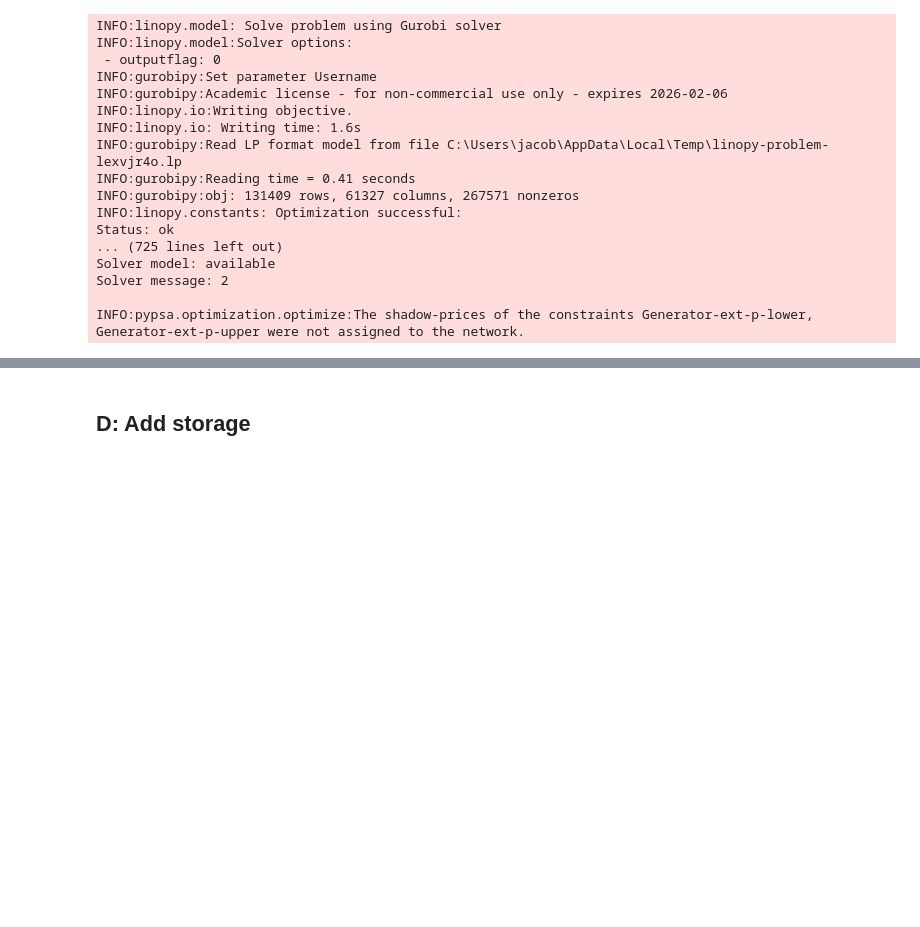
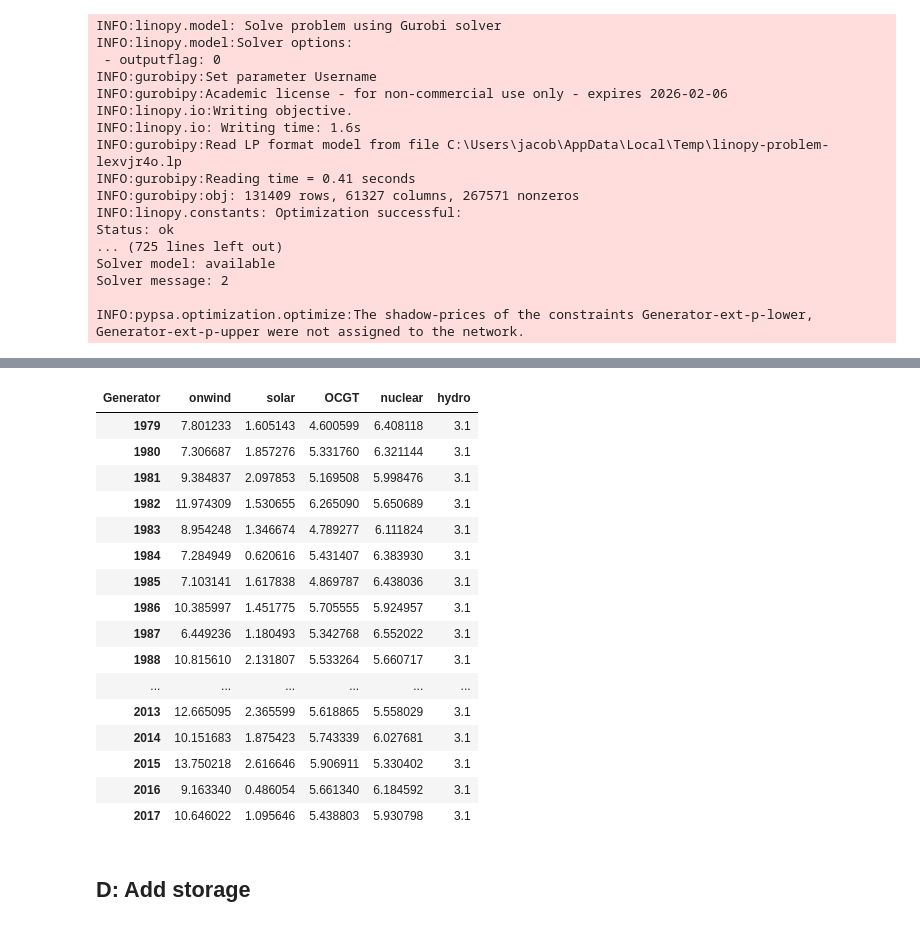
Before and after one commit to NicolineSimoneDTU/Integrated_Project, a Jupyter notebook: project.ipynb, the cells around one changed output, grey strips where cells are left out. Saved outputs shown, nothing was run; the diff lists cells and outputs as text; code cells hidden in the pictures; blank space fills up the shorter version.

```diff
--- a/project.ipynb
+++ b/project.ipynb
@@ -470,3 +483,23 @@ dtype: float64
+# %%
+sens_cap_clean
+# %% [output]
+| Generator | onwind | solar | OCGT | nuclear | hydro |
+| 1979 | 7.801233 | 1.605143 | 4.600599 | 6.408118 | 3.1 |
+| 1980 | 7.306687 | 1.857276 | 5.331760 | 6.321144 | 3.1 |
+| 1981 | 9.384837 | 2.097853 | 5.169508 | 5.998476 | 3.1 |
+| 1982 | 11.974309 | 1.530655 | 6.265090 | 5.650689 | 3.1 |
+| 1983 | 8.954248 | 1.346674 | 4.789277 | 6.111824 | 3.1 |
+| 1984 | 7.284949 | 0.620616 | 5.431407 | 6.383930 | 3.1 |
+| 1985 | 7.103141 | 1.617838 | 4.869787 | 6.438036 | 3.1 |
+| 1986 | 10.385997 | 1.451775 | 5.705555 | 5.924957 | 3.1 |
+| 1987 | 6.449236 | 1.180493 | 5.342768 | 6.552022 | 3.1 |
+| 1988 | 10.815610 | 2.131807 | 5.533264 | 5.660717 | 3.1 |
+| ... | ... | ... | ... | ... | ... |
+| 2013 | 12.665095 | 2.365599 | 5.618865 | 5.558029 | 3.1 |
+| 2014 | 10.151683 | 1.875423 | 5.743339 | 6.027681 | 3.1 |
+| 2015 | 13.750218 | 2.616646 | 5.906911 | 5.330402 | 3.1 |
+| 2016 | 9.163340 | 0.486054 | 5.661340 | 6.184592 | 3.1 |
+| 2017 | 10.646022 | 1.095646 | 5.438803 | 5.930798 | 3.1 |
 # %% [markdown]
 ## D: Add storage
 # %%
```
Also changed, not shown: parts of 1 cell of this notebook.
